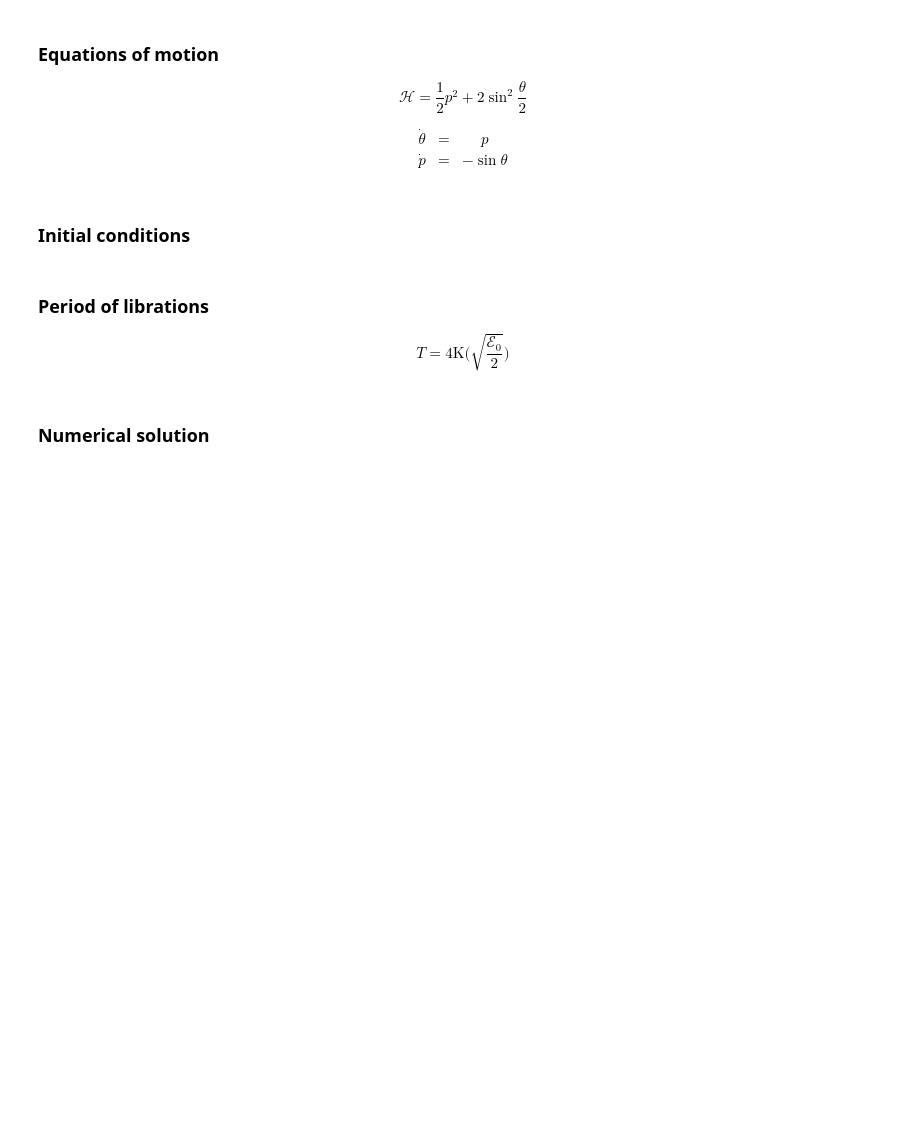
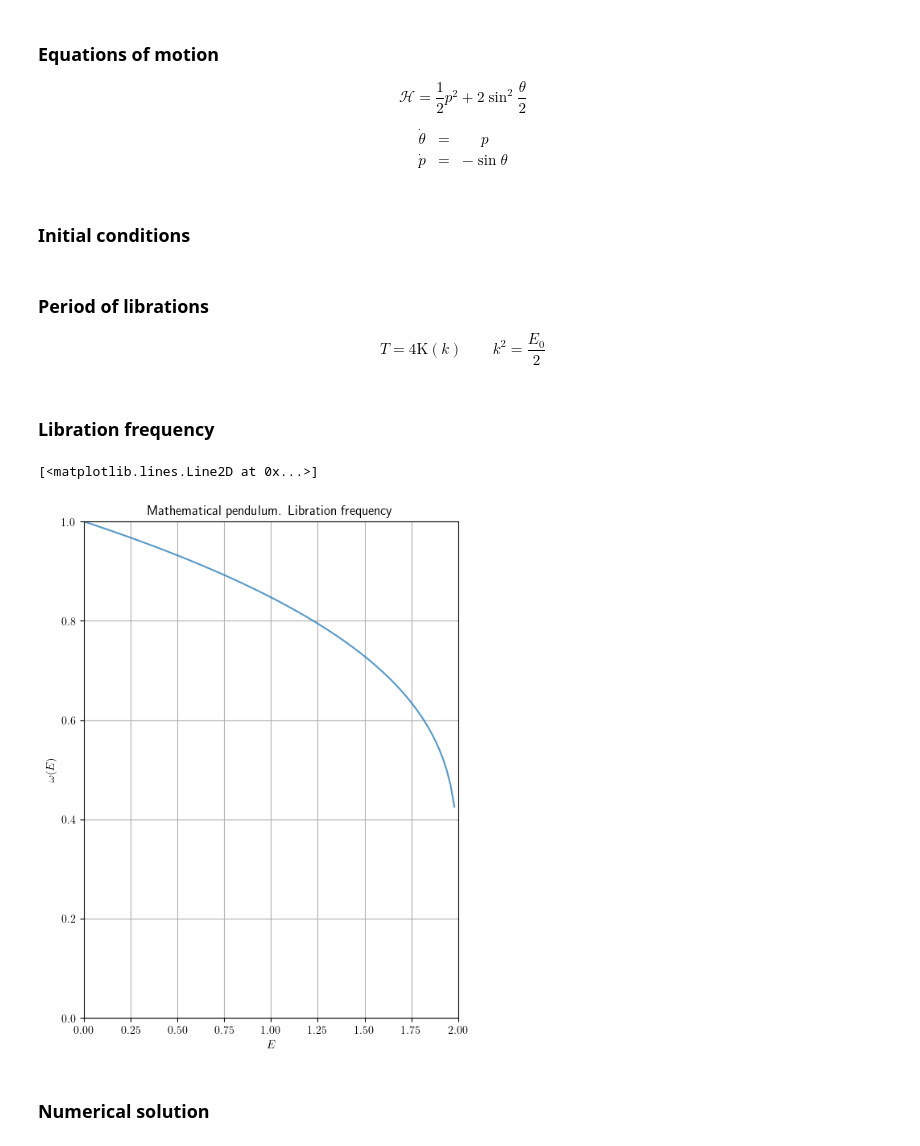
Before and after one commit to PaulZiebert672/Sandbox2, a Jupyter notebook: ode/mathematical_pendulum/jupyter/pendulum.ipynb, the cells around one changed output. Drawn from its saved outputs; the diff is of its cells as text; code cells hidden in the pictures; blank space fills up the shorter version.

```diff
--- a/ode/mathematical_pendulum/jupyter/pendulum.ipynb
+++ b/ode/mathematical_pendulum/jupyter/pendulum.ipynb
@@ -35,6 +35,6 @@ p_0 = 0
 ### Period of librations
 
 $$
-T = 4 \mathrm{K} \bigg( \sqrt{\dfrac{\mathcal{E}_0}{2}} \bigg)
+T = 4 \mathrm{K}(k) \qquad  k^2 = \dfrac{E_0}{2}
 $$
 # %%
@@ -44,6 +44,22 @@ annotation = "E = {}".format(E_0.round(4))
 t_max = 4*ellipk(E_0/2)
 dt = t_max/N
 t = np.arange(0, t_max, dt)
+# %% [markdown]
+### Libration frequency
+# %%
+energy = np.arange(0, 2, 0.02)
+plt.rcParams['text.usetex'] = True
+plt.figure(figsize=(6, 8))
+plt.title("Mathematical pendulum. Libration frequency")
+plt.xlabel(r"$E$")
+plt.ylabel(r"$\omega(E)$")
+plt.xlim(0, 2)
+plt.ylim(0, 1)
+plt.grid(True)
+plt.plot(energy, np.pi/(2*ellipk(energy/2)), alpha=0.75)
+# %% [output]
+[<matplotlib.lines.Line2D at 0x...>]
+[figure, added]
 # %% [markdown]
 ### Numerical solution
 # %%
```
Also changed, not shown: parts of 3 cells of this notebook, 1 other file.
